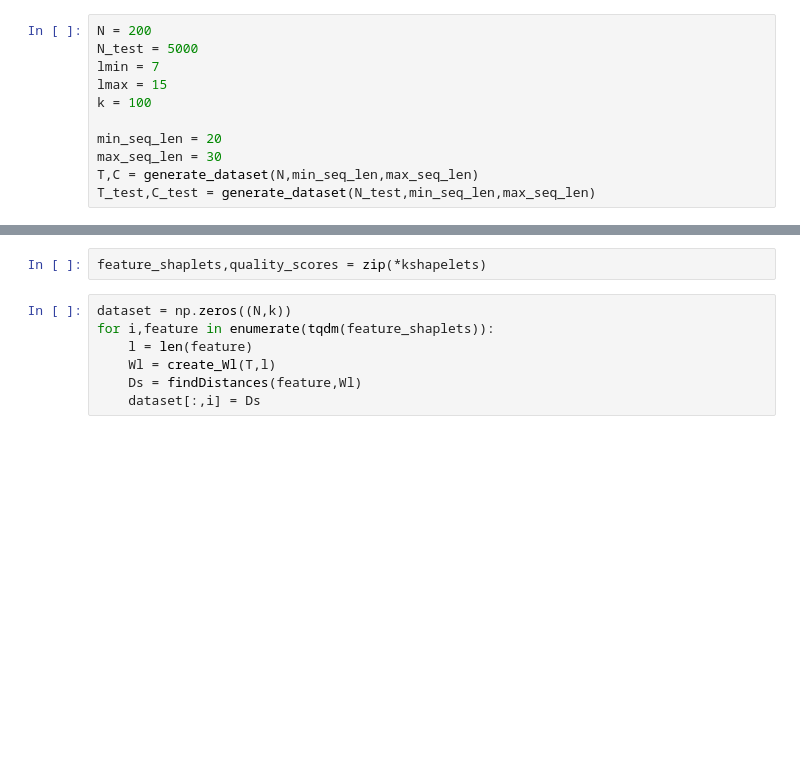
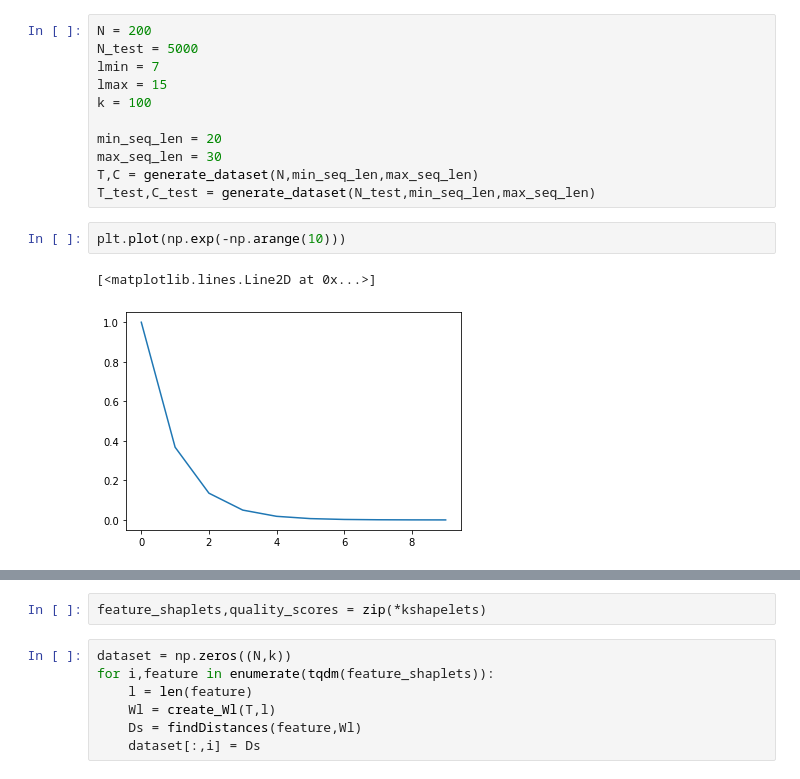
Before and after one commit to mlpotter/Shapelet_Transform, a Jupyter notebook: Shapelet_Transform.ipynb, the cells around one changed output, grey strips where cells are left out. Drawn from its saved outputs; the diff is of its cells as text; blank space fills up the shorter version.

```diff
--- a/Shapelet_Transform.ipynb
+++ b/Shapelet_Transform.ipynb
@@ -107,4 +109,9 @@ min_seq_len = 20
 max_seq_len = 30
 T,C = generate_dataset(N,min_seq_len,max_seq_len)
 T_test,C_test = generate_dataset(N_test,min_seq_len,max_seq_len)
+# %%
+plt.plot(np.exp(-np.arange(10)))
+# %% [output]
+[<matplotlib.lines.Line2D at 0x...>]
+[figure, added]
 # %%
```
Also changed, not shown: parts of 9 cells of this notebook.
